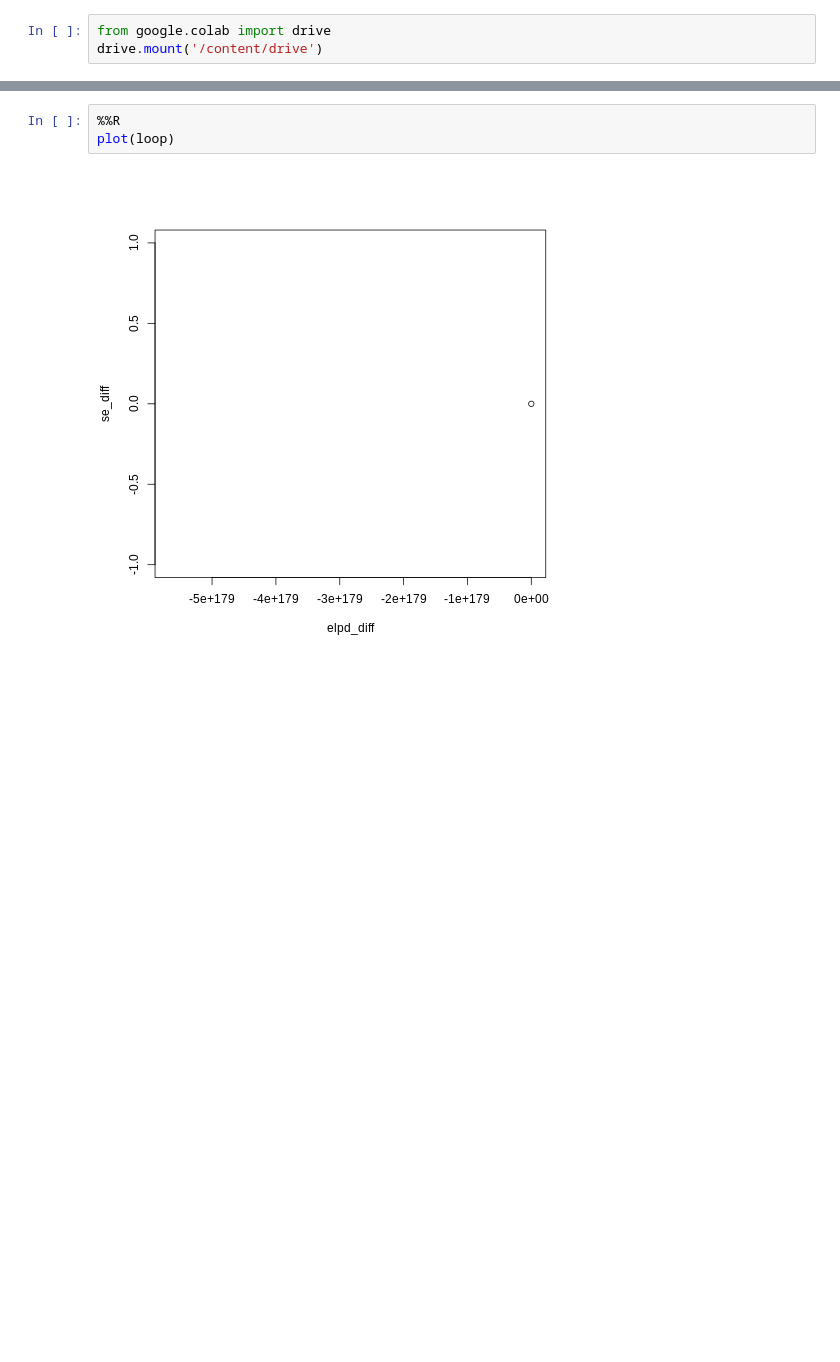
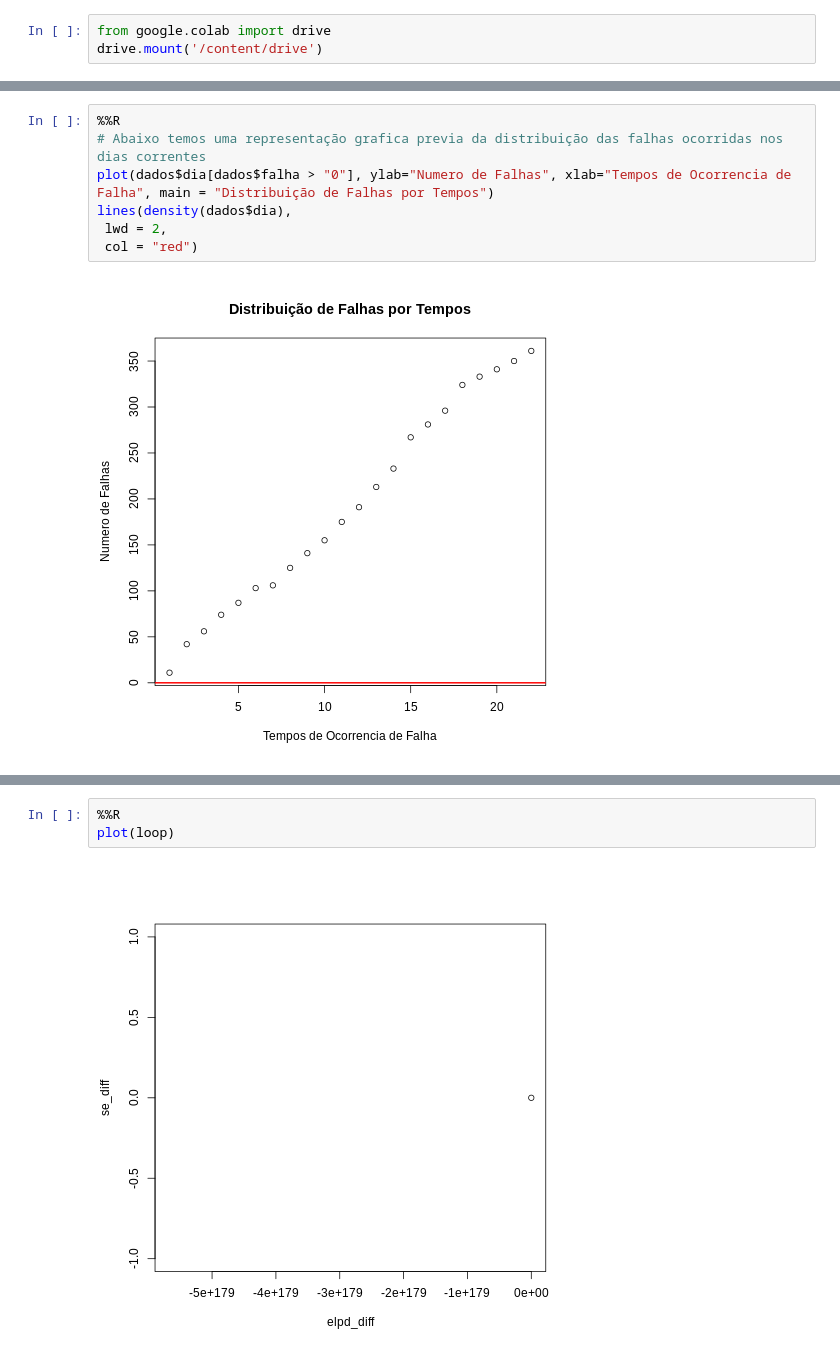
Before and after one commit to uervitonsantos/Atividade_Analise_Bayeseana_Com_RSTAN, a Jupyter notebook: trabalho_de_estatistivca_bayesiana.ipynb, the cells around one changed output, grey strips where cells are left out. Drawn from its saved outputs; the diff is of its cells as text; blank space fills up the shorter version.

```diff
--- a/trabalho_de_estatistivca_bayesiana.ipynb
+++ b/trabalho_de_estatistivca_bayesiana.ipynb
@@ -241,0 +90,9 @@ loo_negbinomial <- loo::loo(stan_glm2)
+# %%
+%%R
+# Abaixo temos uma representação grafica previa da distribuição das falhas ocorridas nos dias correntes
+plot(dados$dia[dados$falha > "0"], ylab="Numero de Falhas", xlab="Tempos de Ocorrencia de Falha", main = "Distribuição de Falhas por Tempos")
+lines(density(dados$dia),
+ lwd = 2,
+ col = "red")
+# %% [output]
+[figure, added]
```
Also changed, not shown: parts of 41 cells of this notebook.
